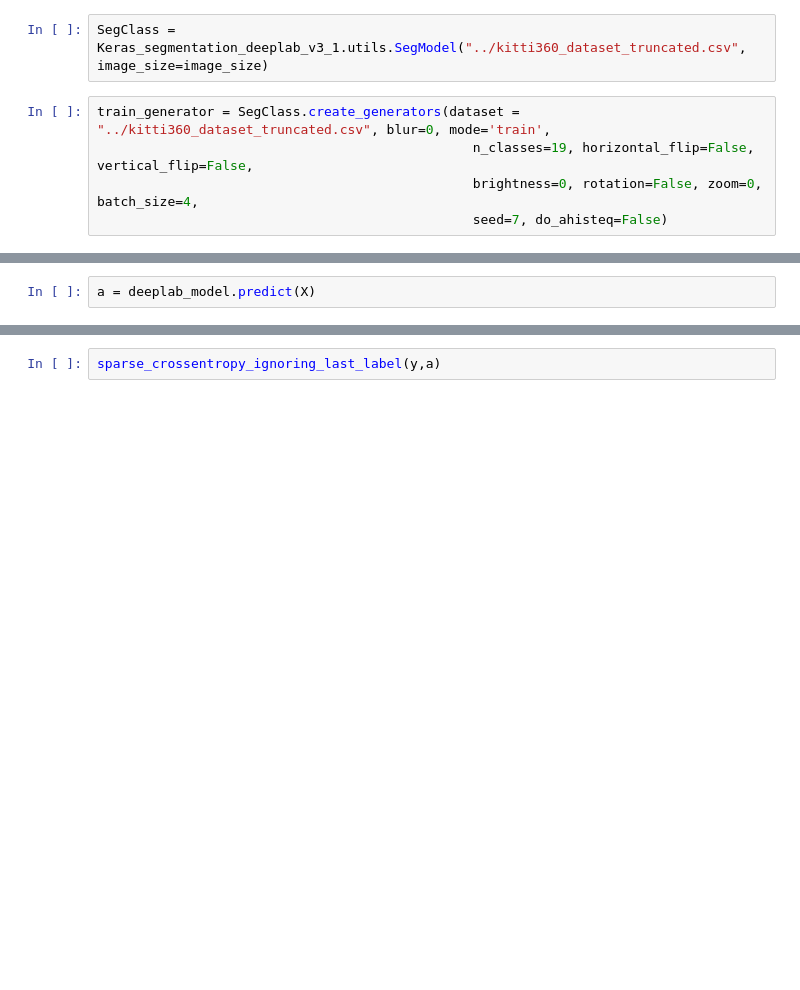
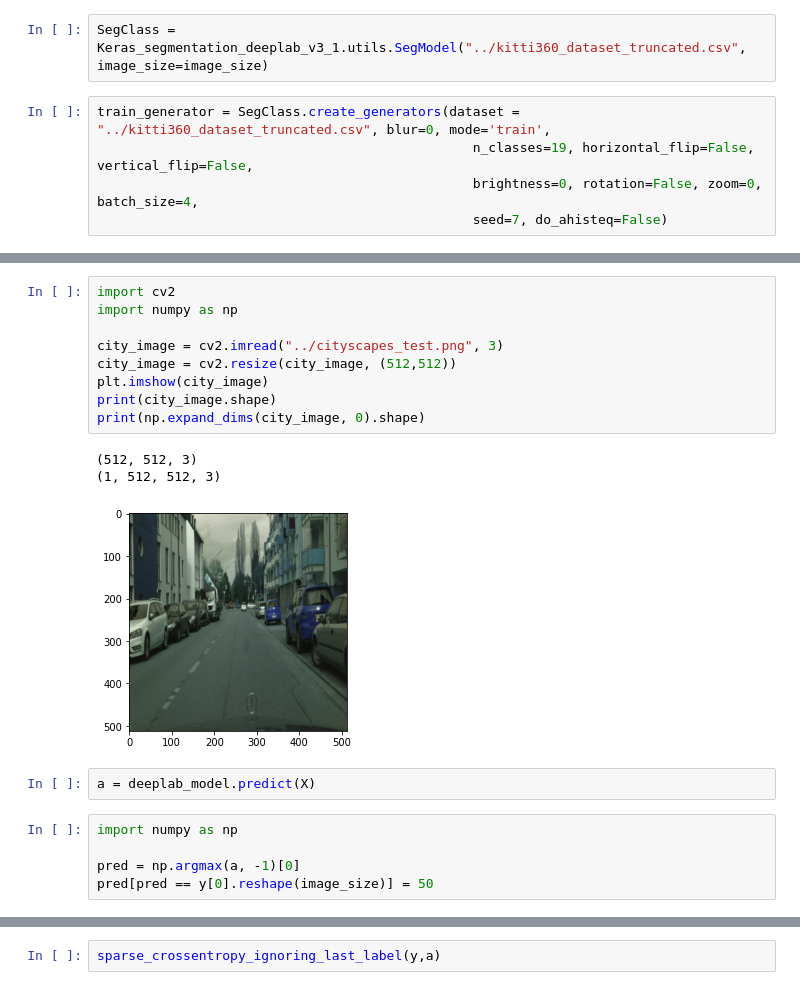
Before and after one commit to pimonteiro/Semantic-Segmentation-Thesis, a Jupyter notebook: src/Training Deeplab.ipynb, the cells around one changed output, grey strips where cells are left out. Drawn from its saved outputs; the diff is of its cells as text; blank space fills up the shorter version.

```diff
--- a/src/Training Deeplab.ipynb
+++ b/src/Training Deeplab.ipynb
@@ -60,5 +60,23 @@ print(y.shape)
 # %% [output]
 (4, 512, 512, 3)
 (4, 262144, 1)
+# %%
+import cv2
+import numpy as np
+
+city_image = cv2.imread("../cityscapes_test.png", 3)
+city_image = cv2.resize(city_image, (512,512))
+plt.imshow(city_image)
+print(city_image.shape)
+print(np.expand_dims(city_image, 0).shape)
+# %% [output]
+(512, 512, 3)
+(1, 512, 512, 3)
+[figure, added]
 # %%
 a = deeplab_model.predict(X)
+# %%
+import numpy as np
+
+pred = np.argmax(a, -1)[0]
+pred[pred == y[0].reshape(image_size)] = 50
```
Also changed, not shown: parts of 12 cells of this notebook, 10 other files.
